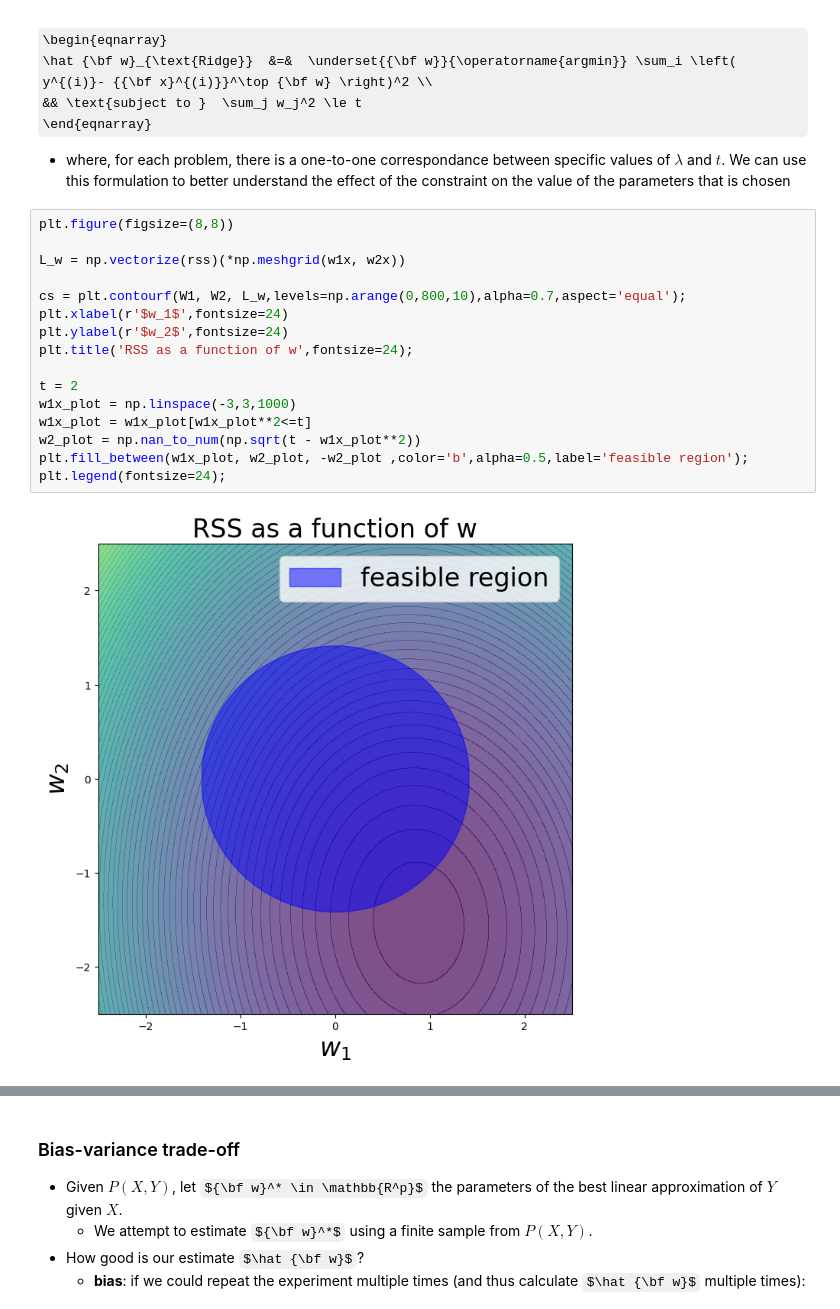
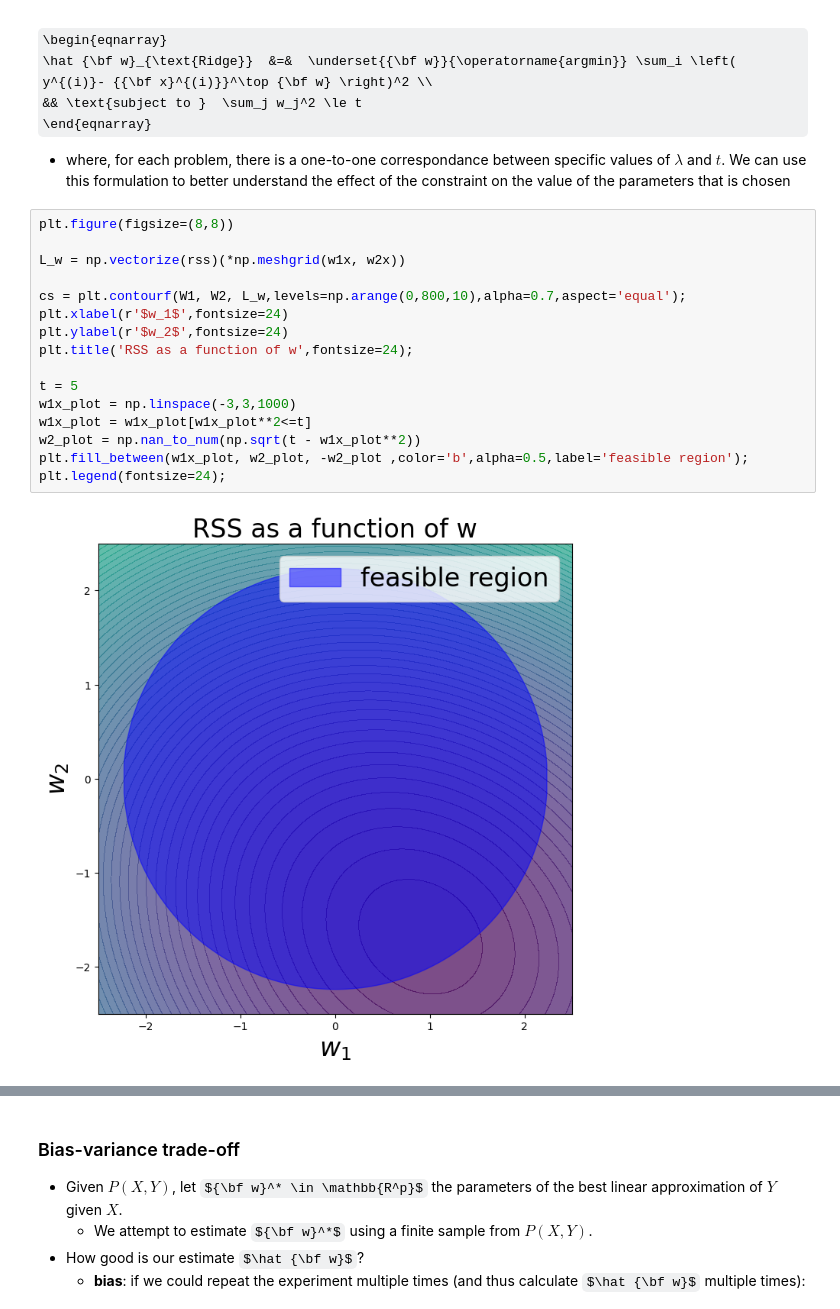
Before and after one commit to lwehbe/10315, a Jupyter notebook: Lecture_07_linear_regression.ipynb, the cells around one changed output, grey strips where cells are left out. Cells and saved outputs as stored; diff of their text form; some formulas as TeX source.

```diff
--- a/Lecture_07_linear_regression.ipynb
+++ b/Lecture_07_linear_regression.ipynb
@@ -337,21 +337,21 @@ plt.title('RSS+penalty as a function of w',fontsize=24);
 # %%
 plt.figure(figsize=(8,8))
 
 L_w = np.vectorize(rss)(*np.meshgrid(w1x, w2x))
 
 cs = plt.contourf(W1, W2, L_w,levels=np.arange(0,800,10),alpha=0.7,aspect='equal');
 plt.xlabel(r'$w_1$',fontsize=24)
 plt.ylabel(r'$w_2$',fontsize=24)
 plt.title('RSS as a function of w',fontsize=24);
 
-t = 2
+t = 5
 w1x_plot = np.linspace(-3,3,1000)
 w1x_plot = w1x_plot[w1x_plot**2<=t]
 w2_plot = np.nan_to_num(np.sqrt(t - w1x_plot**2))
 plt.fill_between(w1x_plot, w2_plot, -w2_plot ,color='b',alpha=0.5,label='feasible region');
 plt.legend(fontsize=24);
 # %% [output]
-[figure, old version]
+[figure, new version]
 # %%
 plt.figure(figsize=(8,7))
 from numpy.linalg import inv
```
Also changed, not shown: parts of 2 cells of this notebook, 3 other files.
